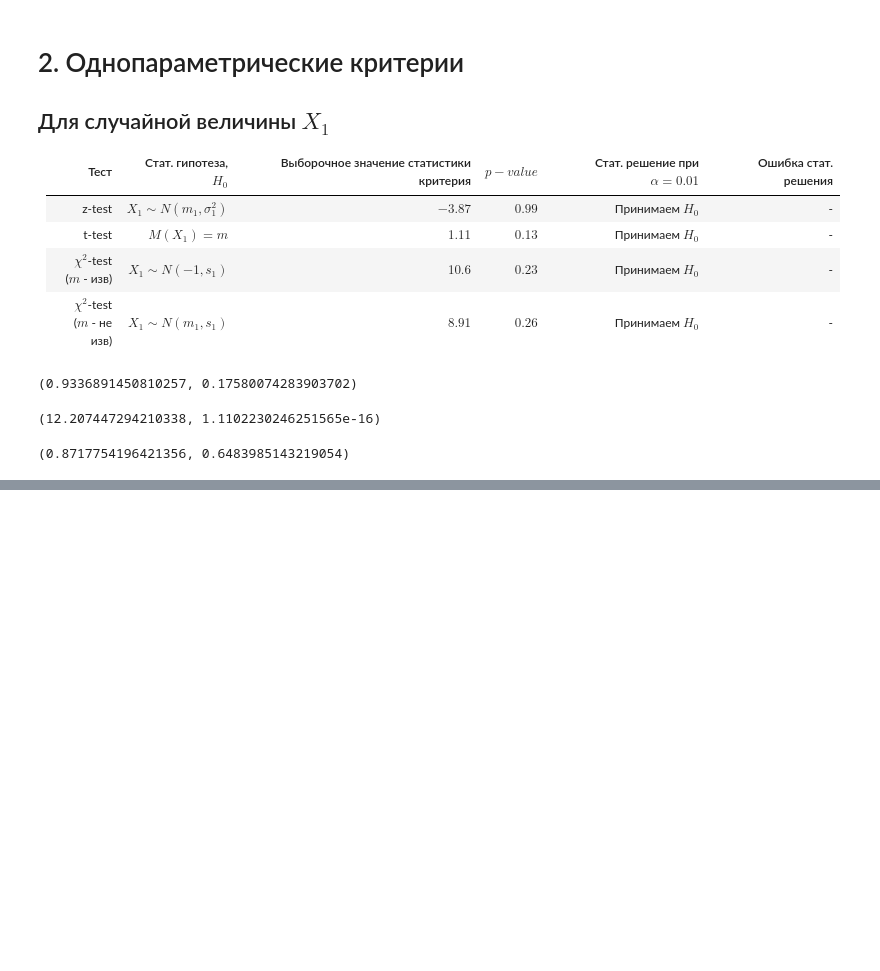
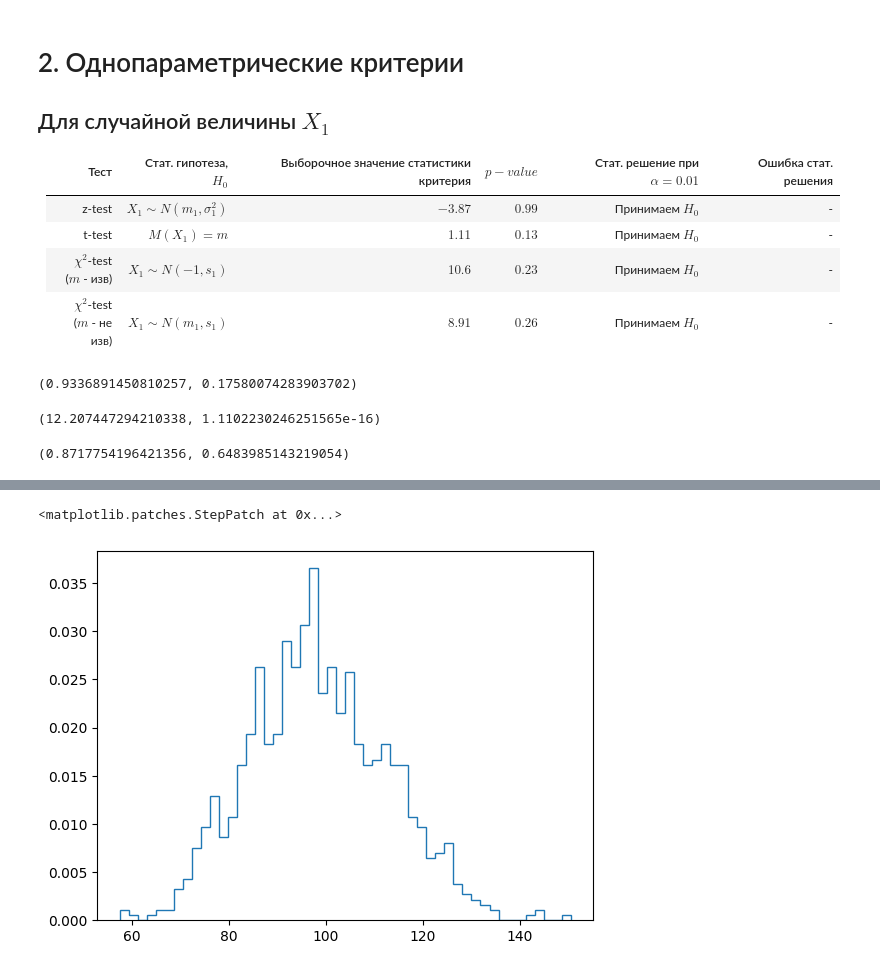
Before and after one commit to MEPhI-Floppas/matstat.py, a Jupyter notebook: lab1.ipynb, the cells around one changed output, grey strips where cells are left out. Saved outputs shown, nothing was run; the diff lists cells and outputs as text; code cells hidden in the pictures; blank space fills up the shorter version.

```diff
--- a/lab1.ipynb
+++ b/lab1.ipynb
@@ -213,0 +214,5 @@ Z, p_value
+# %%
+Xs = np.random.normal(-1, 2, 100 * 1000).reshape((100, 1000,))
+stds = np.var(Xs, axis=0, ddof=1)
+chi_sq = (100 - 1) * stds / 4
+np.mean(chi_sq)
@@ -237,0 +301,6 @@ Z, p_value
+# %%
+counts, bins = np.histogram(chi_sq, bins=50)
+plt.stairs(counts * 50 / (1000 * (bins[-1] - bins[0])), bins)
+# %% [output]
+<matplotlib.patches.StepPatch at 0x...>
+[figure, added]
```
Also changed, not shown: parts of 20 cells of this notebook.
